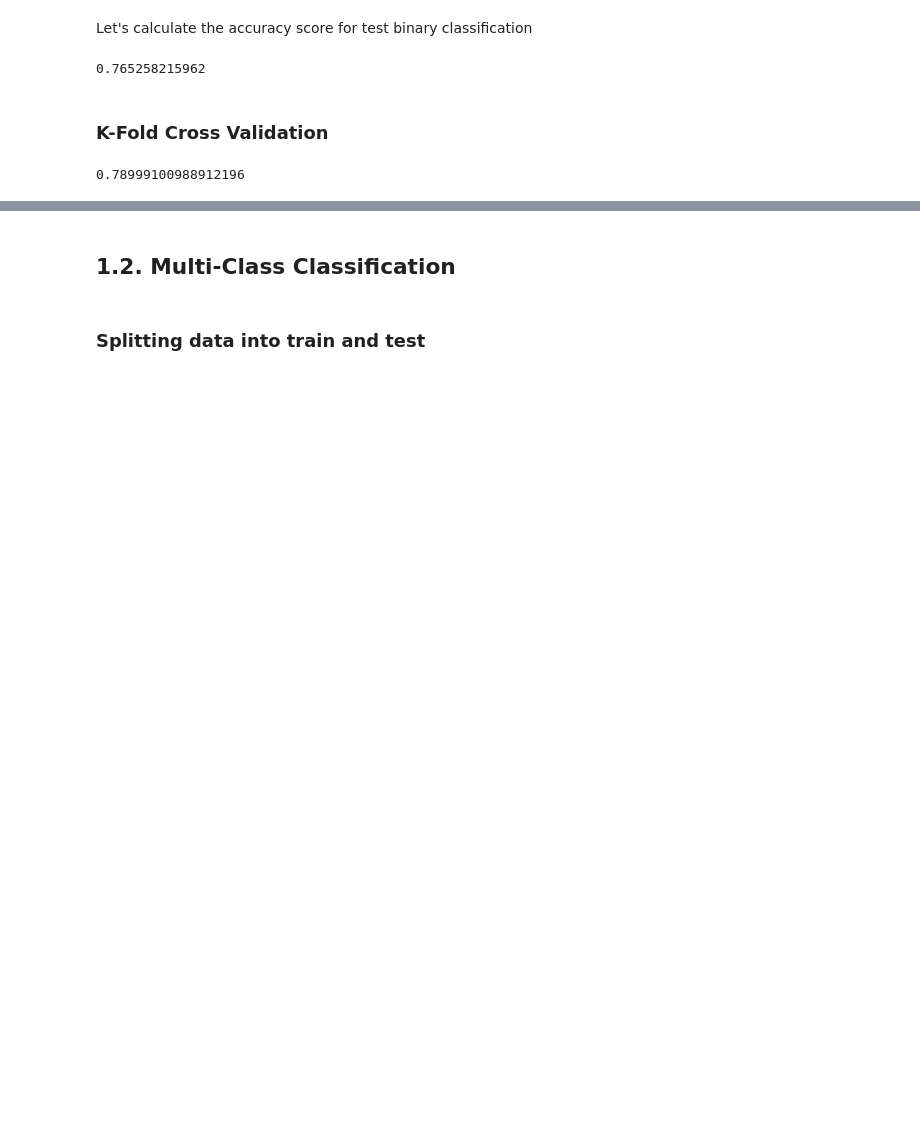
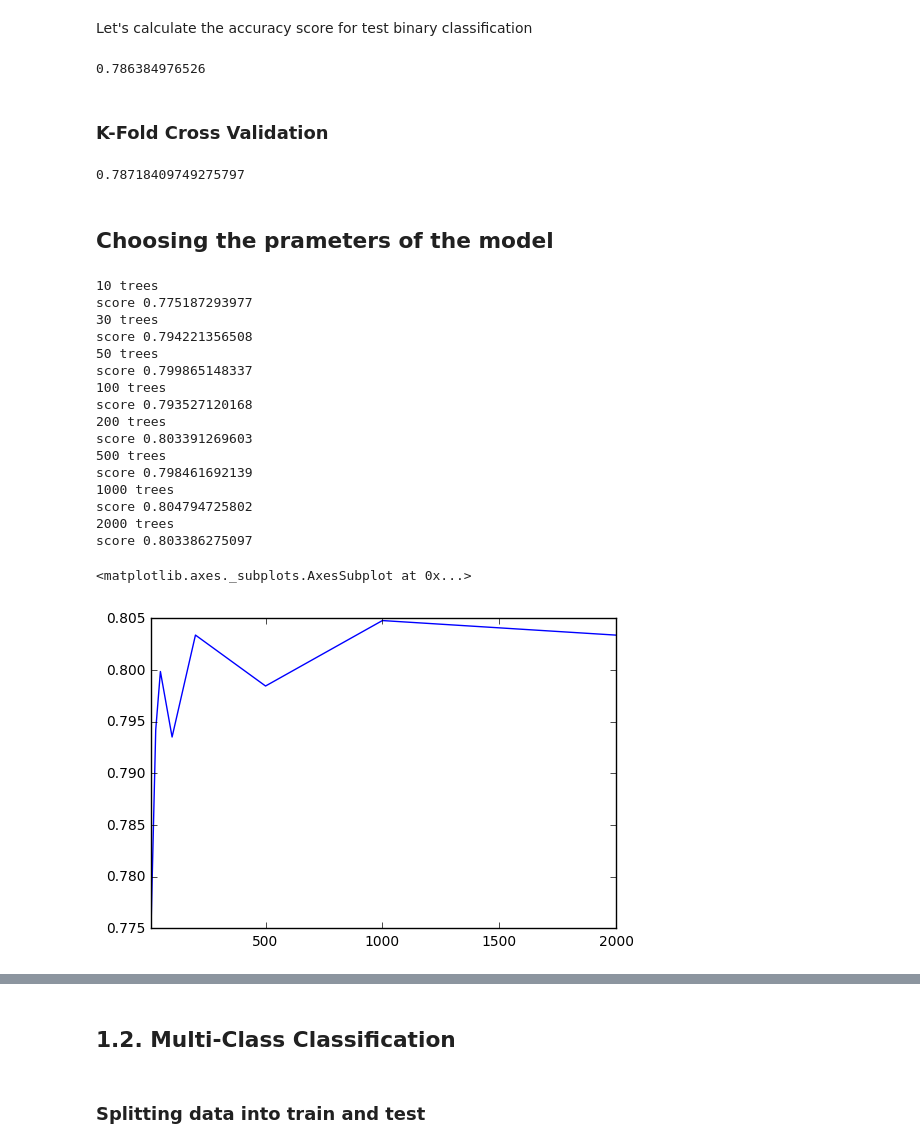
Before and after one commit to meryemmhamdi1/Gokcen_Meryem_Riyadh_ADA, a Jupyter notebook: 04 - Applied ML/HW4.ipynb, the cells around one changed output, grey strips where cells are left out. Drawn from its saved outputs; the diff is of its cells as text; code cells hidden in the pictures; blank space fills up the shorter version.

```diff
--- a/04 - Applied ML/HW4.ipynb
+++ b/04 - Applied ML/HW4.ipynb
@@ -182,7 +183,7 @@ X_train, X_test, y_train_binary, y_test_binary = train_test_split(X,y_binary, te
 # %%
 # Fit a random forest to the training data for binary classification, using 100 trees
 from sklearn.ensemble import RandomForestClassifier
-forest = RandomForestClassifier( n_estimators = 10, random_state=1) # , class_weight='balanced')
+forest = RandomForestClassifier() # , class_weight='balanced')
 
 forest_binary = forest.fit(X_train, y_train_binary) #, sample_weight= sample_weights)
 # %% [markdown]
@@ -200,12 +201,45 @@ from sklearn import metrics
 result_binary_test = forest_binary.predict(X_test)
 print(metrics.accuracy_score(y_test_binary, result_binary_test))
 # %% [output]
-0.765258215962
+0.786384976526
 # %% [markdown]
 ### K-Fold Cross Validation
 # %%
 from sklearn.cross_validation import cross_val_score
+forest_binary = forest.fit(X_train, y_train_binary) #, sample_weight= sample_weights)
 scores_binary = cross_val_score(forest_binary,  X, y_binary, cv=10, scoring='accuracy')
 scores_binary.mean()
 # %% [output]
-0.78999100988912196
+0.78718409749275797
+# %% [markdown]
+## Choosing the prameters of the model
+# %%
+results=[]
+n_estimator_options=[10,30,50,100,200,500,1000,2000]
+
+for trees in n_estimator_options:
+    model = RandomForestClassifier(n_estimators=trees)
+    scores_binary = cross_val_score(model,  X, y_binary, cv=10, scoring='accuracy')
+    print(trees,'trees')
+    print('score', scores_binary.mean())
+    results.append(scores_binary.mean())
+pd.Series(results, n_estimator_options).plot()
+# %% [output]
+10 trees
+score 0.775187293977
+30 trees
+score 0.794221356508
+50 trees
+score 0.799865148337
+100 trees
+score 0.793527120168
+200 trees
+score 0.803391269603
+500 trees
+score 0.798461692139
+1000 trees
+score 0.804794725802
+2000 trees
+score 0.803386275097
+<matplotlib.axes._subplots.AxesSubplot at 0x...>
+[figure, added]
```
Also changed, not shown: parts of 14 cells of this notebook, 2 other files.
